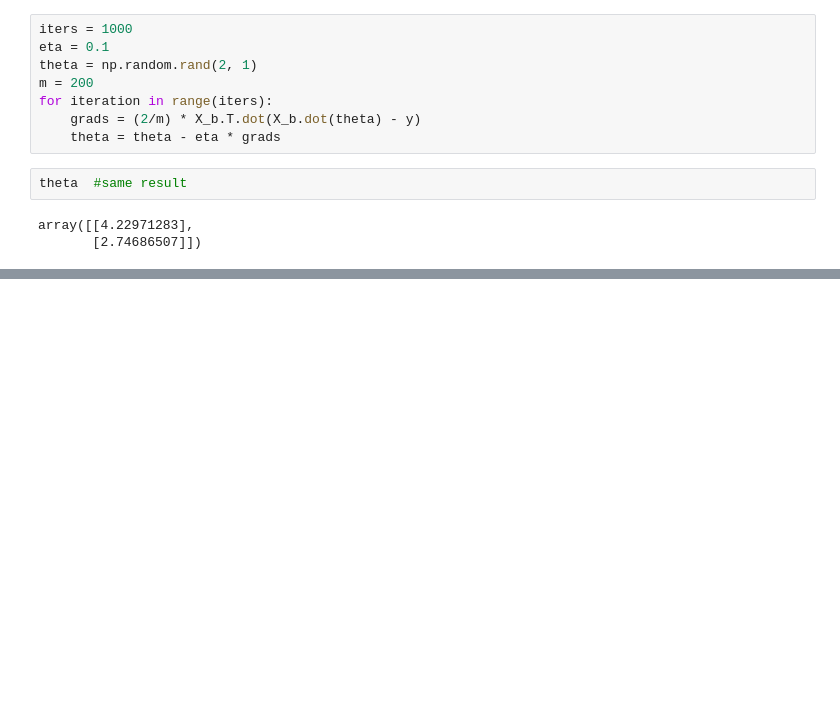
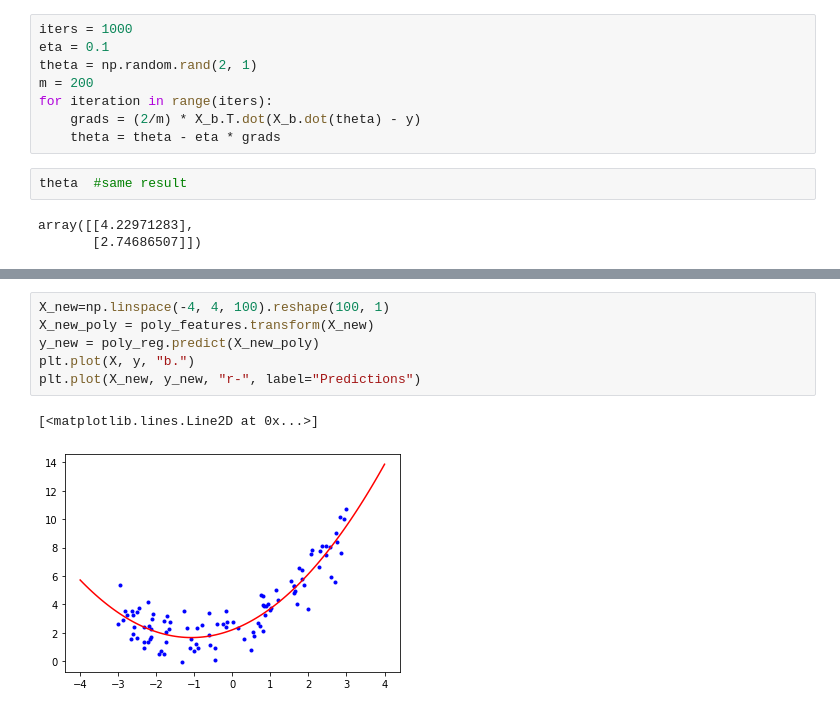
Before and after one commit to mehrshad-sdtn/Hands-on-MachineLearning, a Jupyter notebook: 4/model_training.ipynb, the cells around one changed output, grey strips where cells are left out. Drawn from its saved outputs; the diff is of its cells as text; blank space fills up the shorter version.

```diff
--- a/4/model_training.ipynb
+++ b/4/model_training.ipynb
@@ -70,0 +94,9 @@ array([[4.22971283],
+# %%
+X_new=np.linspace(-4, 4, 100).reshape(100, 1)
+X_new_poly = poly_features.transform(X_new)
+y_new = poly_reg.predict(X_new_poly)
+plt.plot(X, y, "b.")
+plt.plot(X_new, y_new, "r-", label="Predictions")
+# %% [output]
+[<matplotlib.lines.Line2D at 0x...>]
+[figure, added]
```
Also changed, not shown: parts of 4 cells of this notebook.
